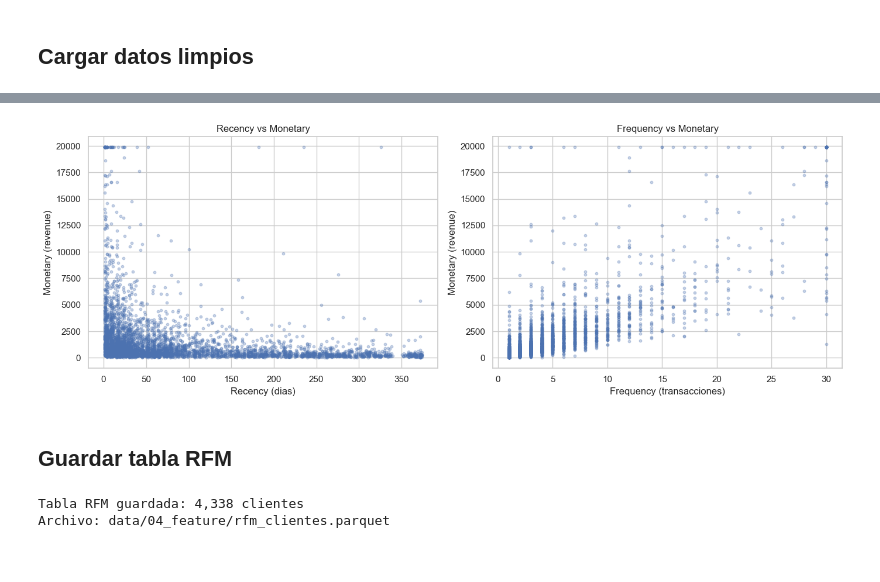
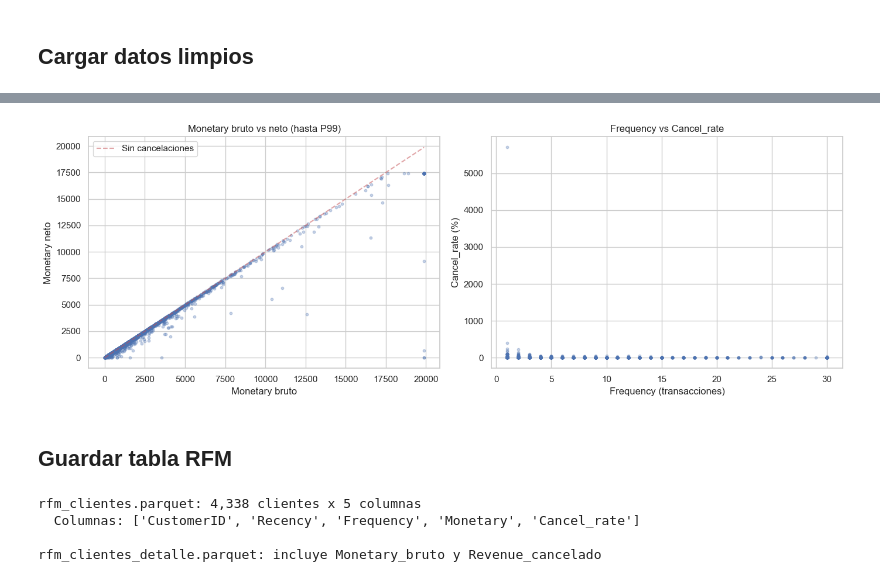
Before and after one commit to gonrc/segmentacion-clientes-ecommerce, a Jupyter notebook: notebooks/4-feat_eng/04-gc-rfm_por_cliente-2026_03_18.ipynb, the cells around one changed output, grey strips where cells are left out. Drawn from its saved outputs; the diff is of its cells as text; code cells hidden in the pictures.

```diff
--- a/notebooks/4-feat_eng/04-gc-rfm_por_cliente-2026_03_18.ipynb
+++ b/notebooks/4-feat_eng/04-gc-rfm_por_cliente-2026_03_18.ipynb
@@ -21,7 +22,10 @@ plt.rcParams["figure.figsize"] = (12, 5)
 ## Cargar datos limpios
 # %%
 df = pd.read_parquet("../../data/03_primary/ventas_limpias.parquet")
-print(f"Registros: {len(df):,}")
-print(f"Clientes: {df['CustomerID'].nunique():,}")
-print(f"Periodo: {df['InvoiceDate'].min().date()} a {df['InvoiceDate'].max().date()}")
+df_cancel = pd.read_parquet("../../data/03_primary/cancelaciones.parquet")
+
+print(f"Ventas: {len(df):,} registros | {df['CustomerID'].nunique():,} clientes")
+print(
+    f"Cancelaciones: {len(df_cancel):,} registros | {df_cancel['CustomerID'].nunique():,} clientes"
+)
 # %% [output]
@@ -45,12 +47,11 @@ rfm = (
     .agg(
         Recency=("InvoiceDate", lambda x: (ref_date - x.max()).days),
         Frequency=("InvoiceNo", "nunique"),
-        Monetary=("Revenue", "sum"),
+        Monetary_bruto=("Revenue", "sum"),
     )
     .reset_index()
 )
 
-print(f"\nTabla RFM: {len(rfm):,} clientes")
-rfm.describe()
+print(f"Clientes: {len(rfm):,}")
 # %% [output]
 Fecha de referencia: 2011-12-10
@@ -67,0 +163,6 @@ Tabla RFM: 4,338 clientes
+# %%
+rfm_final = rfm[["CustomerID", "Recency", "Frequency", "Monetary", "Cancel_rate"]].copy()
+
+print(f"Tabla RFM final: {len(rfm_final):,} clientes")
+print()
+rfm_final.describe()
@@ -123,36 +246,49 @@ plt.show()
 # %%
-rfm_clipped = rfm.copy()
-rfm_clipped["Frequency"] = rfm_clipped["Frequency"].clip(
-    upper=rfm_clipped["Frequency"].quantile(0.99)
-)
-rfm_clipped["Monetary"] = rfm_clipped["Monetary"].clip(upper=rfm_clipped["Monetary"].quantile(0.99))
-
 fig, axes = plt.subplots(1, 2, figsize=(14, 5))
 
-axes[0].scatter(rfm_clipped["Recency"], rfm_clipped["Monetary"], alpha=0.3, s=10)
-axes[0].set_title("Recency vs Monetary")
-axes[0].set_xlabel("Recency (dias)")
-axes[0].set_ylabel("Monetary (revenue)")
+axes[0].scatter(
+    rfm["Monetary_bruto"].clip(upper=rfm["Monetary_bruto"].quantile(0.99)),
+    rfm["Monetary"].clip(upper=rfm["Monetary"].quantile(0.99)),
+    alpha=0.3,
+    s=10,
+)
+lim = rfm["Monetary_bruto"].quantile(0.99)
+axes[0].plot([0, lim], [0, lim], "r--", alpha=0.5, label="Sin cancelaciones")
+axes[0].set_title("Monetary bruto vs neto (hasta P99)")
+axes[0].set_xlabel("Monetary bruto")
+axes[0].set_ylabel("Monetary neto")
+axes[0].legend()
 
-axes[1].scatter(rfm_clipped["Frequency"], rfm_clipped["Monetary"], alpha=0.3, s=10)
-axes[1].set_title("Frequency vs Monetary")
+axes[1].scatter(
+    rfm_final["Frequency"].clip(upper=rfm_final["Frequency"].quantile(0.99)),
+    rfm_final["Cancel_rate"],
+    alpha=0.3,
+    s=10,
+)
+axes[1].set_title("Frequency vs Cancel_rate")
 axes[1].set_xlabel("Frequency (transacciones)")
-axes[1].set_ylabel("Monetary (revenue)")
+axes[1].set_ylabel("Cancel_rate (%)")
 
 plt.tight_layout()
 plt.savefig("../../data/08_reporting/rfm_scatter.png", dpi=150, bbox_inches="tight")
 plt.show()
 # %% [output]
-[figure, old version]
+[figure, new version]
 # %% [markdown]
 ## Guardar tabla RFM
 # %%
 FEATURE_PATH = Path("../../data/04_feature/")
 FEATURE_PATH.mkdir(parents=True, exist_ok=True)
 
-rfm.to_parquet(FEATURE_PATH / "rfm_clientes.parquet", index=False)
-print(f"Tabla RFM guardada: {len(rfm):,} clientes")
-print("Archivo: data/04_feature/rfm_clientes.parquet")
+rfm_final.to_parquet(FEATURE_PATH / "rfm_clientes.parquet", index=False)
+
+rfm.to_parquet(FEATURE_PATH / "rfm_clientes_detalle.parquet", index=False)
+
+print(f"rfm_clientes.parquet: {len(rfm_final):,} clientes x {rfm_final.shape[1]} columnas")
+print(f"  Columnas: {list(rfm_final.columns)}")
+print("\nrfm_clientes_detalle.parquet: incluye Monetary_bruto y Revenue_cancelado")
 # %% [output]
-Tabla RFM guardada: 4,338 clientes
-Archivo: data/04_feature/rfm_clientes.parquet
+rfm_clientes.parquet: 4,338 clientes x 5 columnas
+  Columnas: ['CustomerID', 'Recency', 'Frequency', 'Monetary', 'Cancel_rate']
+
+rfm_clientes_detalle.parquet: incluye Monetary_bruto y Revenue_cancelado
```
Also changed, not shown: parts of 22 cells of this notebook, 1 other file.
